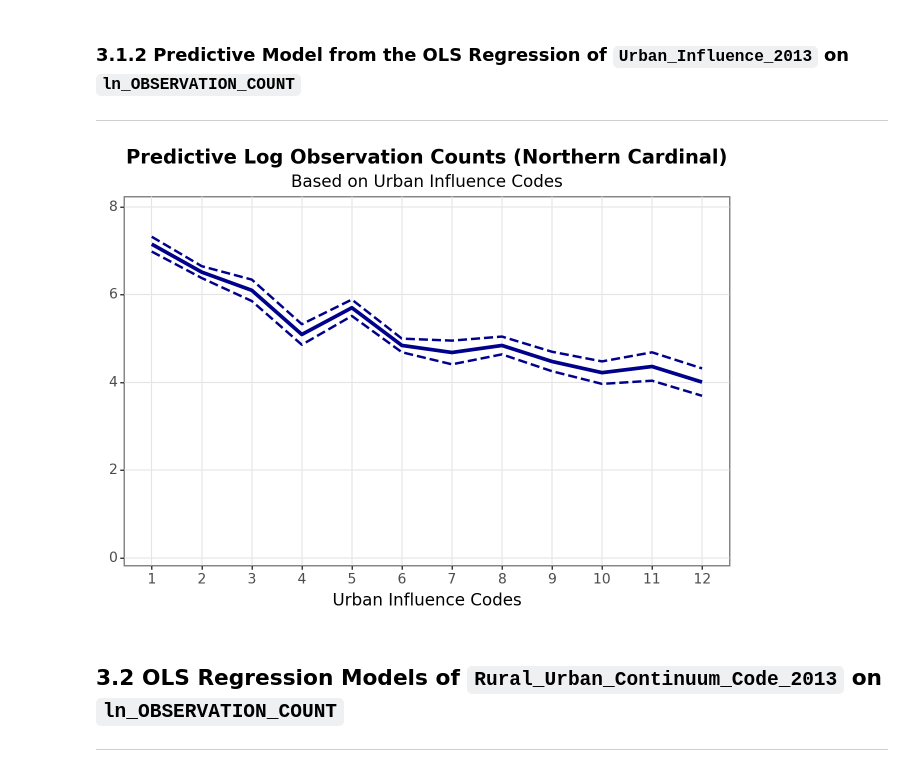
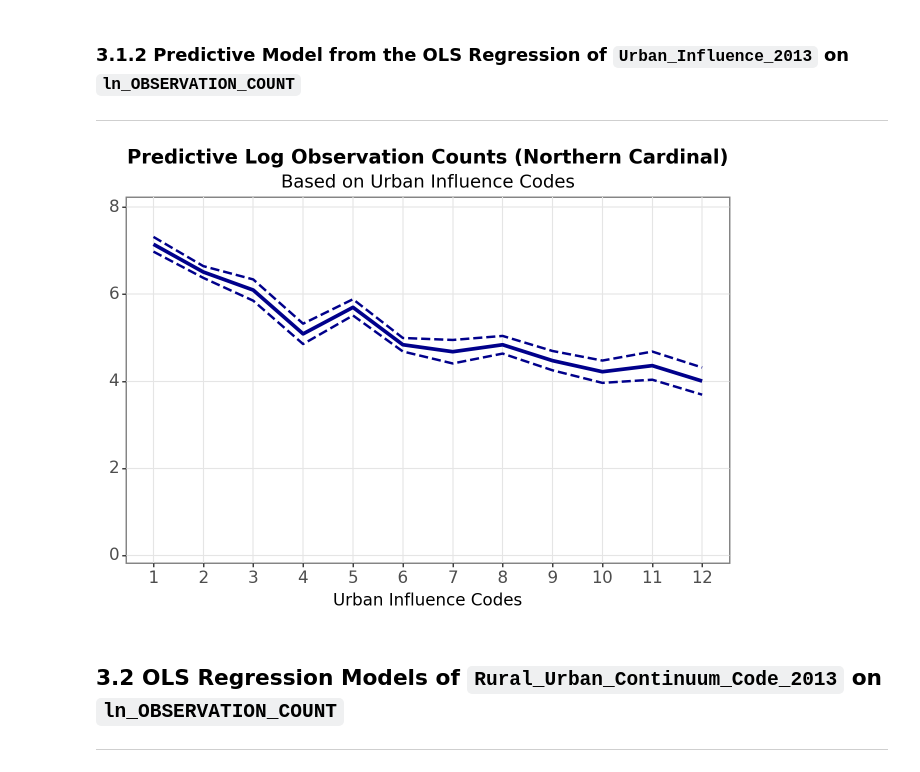
Before and after one commit to Iandrewburg/DA2_TERM_PROJECT, a Jupyter notebook: 2304791_C1_DA2_Final_Brandenburg.ipynb, the cells around one changed output. Drawn from its saved outputs; the diff is of its cells as text; code cells hidden in the pictures.

```diff
--- a/2304791_C1_DA2_Final_Brandenburg.ipynb
+++ b/2304791_C1_DA2_Final_Brandenburg.ipynb
@@ -1310,46 +1313,43 @@ plot = (
     ggplot(county_norcar_merged_dummies, aes(x="Urban_Influence_2013", y="fit")) +
     geom_line(color="darkblue", size=1.5) +  # Main line for fit values
     geom_line(aes(y="CIup"), linetype="dashed", color="darkblue", size=1) +  # Upper confidence interval
     geom_line(aes(y="CIlo"), linetype="dashed", color="darkblue", size=1) +  # Lower confidence interval
     labs(
         title="Predictive Log Observation Counts (Northern Cardinal)",
         subtitle="Based on Urban Influence Codes",
         x="Urban Influence Codes",
-        y=""
+        y="" # no y-axis title as it is in the title
     ) +
     theme_bw() +
     theme(
-        plot_title=element_text(size=14, face="bold", hjust=0.5), # Centered title
-        plot_subtitle=element_text(size=12, hjust=0.5), # Centered Subtitle
-        axis_title=element_text(size=12),
-        axis_text_x=element_text(size=10),
-        axis_text_y=element_text(size=10),
-        legend_title=element_text(size=12),
-        legend_text=element_text(size=10),
-        legend_position="bottom",
-        panel_grid_minor=element_blank(),
+        plot_title=element_text(size=14, face="bold", hjust=0.5), # Center bold title, size 14
+        plot_subtitle=element_text(size=13, hjust=0.5), # Center subtitle, size 13
+        axis_title=element_text(size=12), # Axis titles size 12
+        axis_text_x=element_text(size=12), # X-axis text size 12
+        axis_text_y=element_text(size=12), # Y-axis text size 12
+        legend_position="bottom", # Position legend at bottom
+        panel_grid_minor=element_blank(), # Remove minor grid lines
     ) +
     scale_x_continuous(breaks=range(1, 13)) +
     scale_y_continuous(
         limits=(0, county_norcar_merged_dummies['CIup'].max() * 1.1),  # Add a 10% buffer to the max limit for visual appeal
         expand=(0.02, 0.02)  # Small expansion factor for padding
-    ) +
-    guides(color=guide_legend(title="Legend"))  # Add and customize legend
+    )
 )
 
 
 # recalling the folder creation just as backup
 folder_name = "bird_plots"
 if not os.path.exists(folder_name):
     os.makedirs(folder_name)
 
 # saving the plots to the folder
 file_path_1 = os.path.join(folder_name, "pred_plot_1.png")
 plot.save(file_path_1, width=10, height=8, dpi=300)
 
 print(plot)
 # %% [output]
-[figure, old version]
+[figure, new version]
 # %% [markdown]
 ## **3.2** OLS Regression Models of `Rural_Urban_Continuum_Code_2013` on `ln_OBSERVATION_COUNT`
 ---
```
Also changed, not shown: parts of 16 cells of this notebook, 10 other files.
